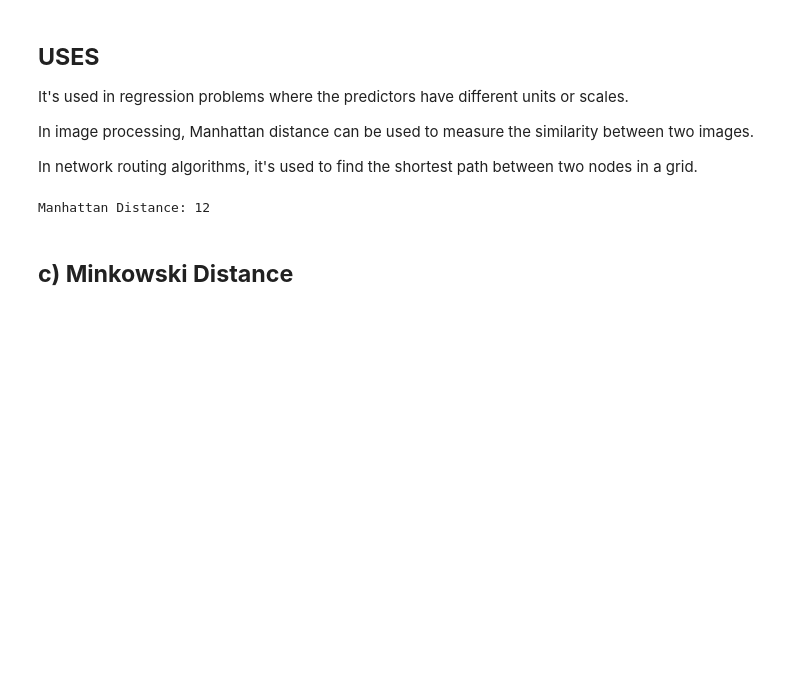
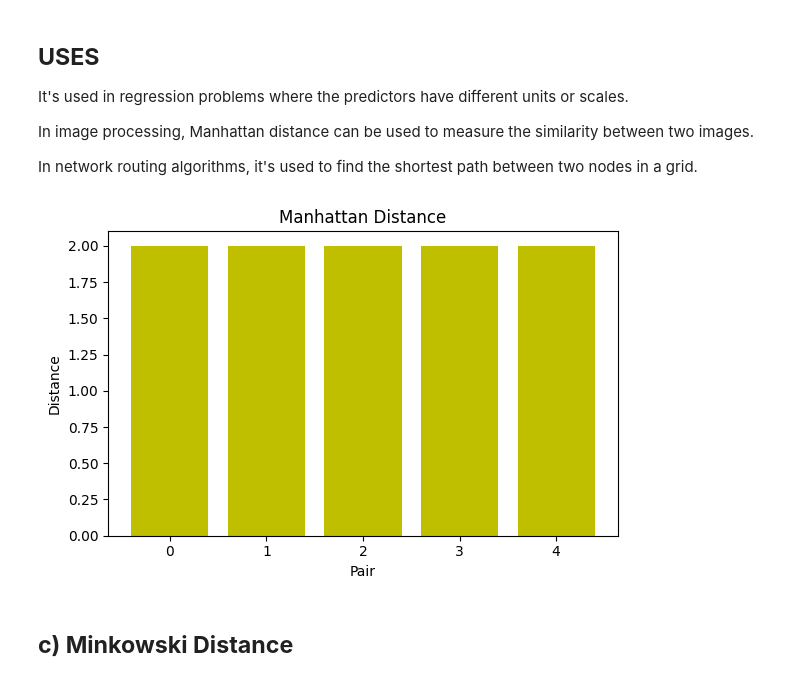
Before and after one commit to anjitagargi/Data-Mining-Lab, a Jupyter notebook: LAB5_211210010_AnjitaGargiChandora.ipynb, the cells around one changed output. Saved outputs shown, nothing was run; the diff lists cells and outputs as text; code cells hidden in the pictures; blank space fills up the shorter version.

```diff
--- a/LAB5_211210010_AnjitaGargiChandora.ipynb
+++ b/LAB5_211210010_AnjitaGargiChandora.ipynb
@@ -51,19 +60,26 @@ It's used in regression problems where the predictors have different units or sc
 In image processing, Manhattan distance can be used to measure the similarity between two images.
 
 In network routing algorithms, it's used to find the shortest path between two nodes in a grid.
-# %%
-import numpy as np
-
-# Sample vectors for demonstration
-vector1 = np.array([1, 2, 3, 4, 5])
-vector2 = np.array([5, 4, 3, 2, 1])
-
-# Manhattan Distance
-manhattan_dist = np.sum(np.abs(vector1 - vector2))
-
-print("Manhattan Distance:", manhattan_dist)
-# %% [output]
-Manhattan Distance: 12
+# %%
+import numpy as np
+import matplotlib.pyplot as plt
+
+points_set1 = np.array([[1, 2], [2, 3], [3, 4], [4, 5], [5, 6]])
+points_set2 = np.array([[2, 1], [3, 2], [4, 3], [5, 4], [6, 5]])
+
+manhattan_distances = np.sum(np.abs(points_set1 - points_set2), axis=1)
+
+plt.figure(figsize=(6, 4))
+
+plt.bar(range(len(manhattan_distances)), manhattan_distances, color='y')
+plt.title('Manhattan Distance')
+plt.xlabel('Pair')
+plt.ylabel('Distance')
+
+plt.tight_layout()
+plt.show()
+# %% [output]
+[figure, added]
 # %% [markdown]
 ## **c) Minkowski Distance**
 # %% [markdown]
```
Also changed, not shown: parts of 7 cells of this notebook.
